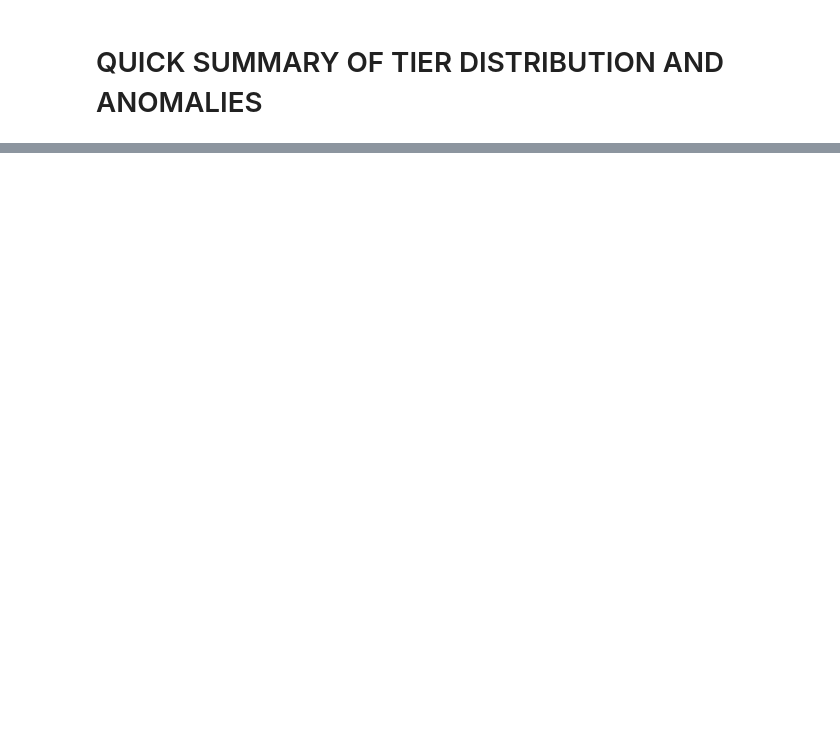
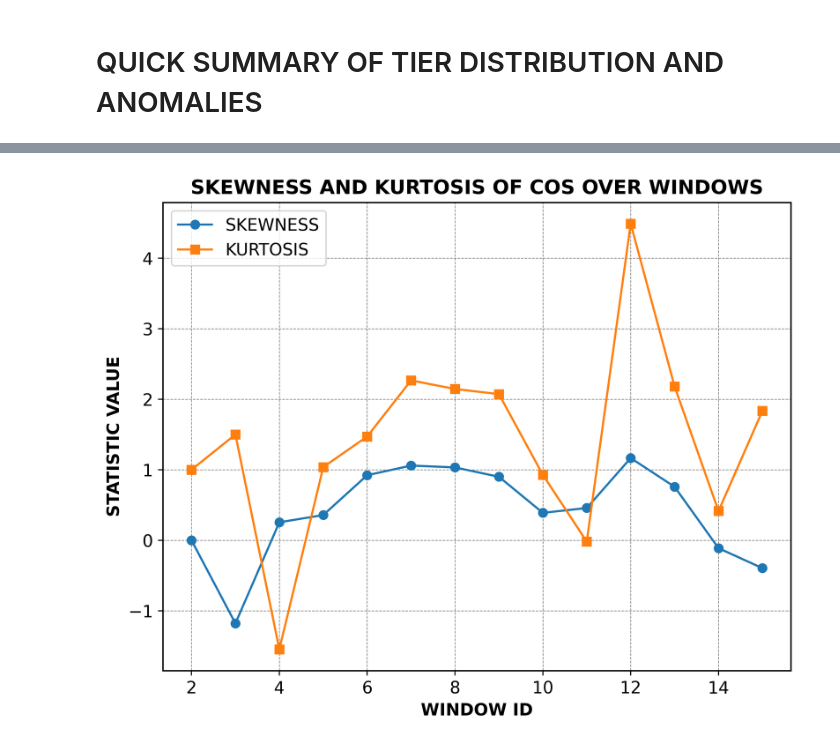
Before and after one commit to DaRkSouL36/SML-OA, a Jupyter notebook: ILLUSTRATION.ipynb, the cells around one changed output, grey strips where cells are left out. Saved outputs shown, nothing was run; the diff lists cells and outputs as text; code cells hidden in the pictures; blank space fills up the shorter version.

```diff
--- a/ILLUSTRATION.ipynb
+++ b/ILLUSTRATION.ipynb
@@ -623,0 +653,13 @@ NUMBER OF ANOMALOUS TASKS (OUTLIER AND VOLATILE):
+# %%
+plt.figure(figsize=(8, 6), dpi=500)
+plt.plot(df_log["Window_ID"], df_log["Skewness"], marker="o", label="SKEWNESS")
+plt.plot(df_log["Window_ID"], df_log["Kurtosis"], marker="s", label="KURTOSIS")
+
+plt.xlabel("WINDOW ID", fontsize=12)
+plt.ylabel("STATISTIC VALUE", fontsize=12)
+plt.title("SKEWNESS AND KURTOSIS OF COS OVER WINDOWS", fontsize=14)
+plt.legend(fontsize=12)
+plt.grid(True, linestyle='--', linewidth=0.5)
+plt.show()
+# %% [output]
+[figure, added]
```
Also changed, not shown: parts of 13 cells of this notebook.
